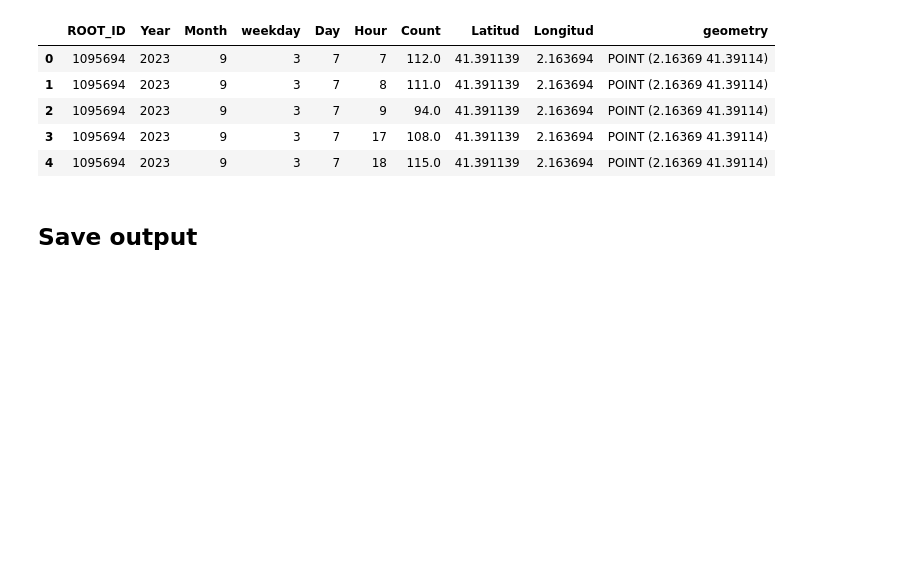
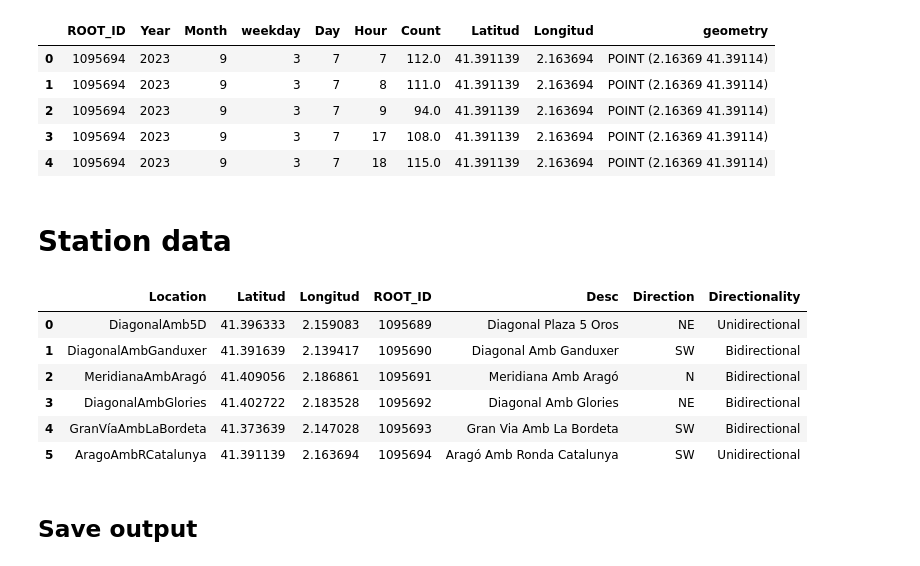
Before and after one commit to cyclingMoritz/250MUM006, a Jupyter notebook: notebooks/001-luca-explore-bacc.ipynb, the cells around one changed output. Drawn from its saved outputs; the diff is of its cells as text; code cells hidden in the pictures; blank space fills up the shorter version.

Commit message:
Generate a file with the information of the BACC stations

```diff
--- a/notebooks/001-luca-explore-bacc.ipynb
+++ b/notebooks/001-luca-explore-bacc.ipynb
@@ -173,6 +196,31 @@ gdf.head()
 | 2 | 1095694 | 2023 | 9 | 3 | 7 | 9 | 94.0 | 41.391139 | 2.163694 | POINT (2.16369 41.39114) |
 | 3 | 1095694 | 2023 | 9 | 3 | 7 | 17 | 108.0 | 41.391139 | 2.163694 | POINT (2.16369 41.39114) |
 | 4 | 1095694 | 2023 | 9 | 3 | 7 | 18 | 115.0 | 41.391139 | 2.163694 | POINT (2.16369 41.39114) |
+# %% [markdown]
+# Station data
+# %%
+stations_details = {
+    1095689: {'Desc': 'Diagonal Plaza 5 Oros', 'Direction': 'NE', 'Directionality': 'Unidirectional'},
+    1095690: {'Desc': 'Diagonal Amb Ganduxer', 'Direction': 'SW', 'Directionality': 'Bidirectional'},
+    1095691: {'Desc': 'Meridiana Amb Aragó', 'Direction': 'N', 'Directionality': 'Bidirectional'},
+    1095692: {'Desc': 'Diagonal Amb Glories', 'Direction': 'NE', 'Directionality': 'Bidirectional'},
+    1095693: {'Desc': 'Gran Via Amb La Bordeta', 'Direction': 'SW', 'Directionality': 'Bidirectional'},
+    1095694: {'Desc': 'Aragó Amb Ronda Catalunya', 'Direction': 'SW', 'Directionality': 'Unidirectional'}
+}
+stations = pd.DataFrame.from_dict(stations_details, orient='index').reset_index()
+#Rename indes to ROOT_ID
+stations.rename(columns={'index': 'ROOT_ID'}, inplace=True)
+
+stations=pd.merge(locations_df,stations, on='ROOT_ID', how='inner')
+stations
+# %% [output]
+|  | Location | Latitud | Longitud | ROOT_ID | Desc | Direction | Directionality |
+| 0 | DiagonalAmb5D | 41.396333 | 2.159083 | 1095689 | Diagonal Plaza 5 Oros | NE | Unidirectional |
+| 1 | DiagonalAmbGanduxer | 41.391639 | 2.139417 | 1095690 | Diagonal Amb Ganduxer | SW | Bidirectional |
+| 2 | MeridianaAmbAragó | 41.409056 | 2.186861 | 1095691 | Meridiana Amb Aragó | N | Bidirectional |
+| 3 | DiagonalAmbGlories | 41.402722 | 2.183528 | 1095692 | Diagonal Amb Glories | NE | Bidirectional |
+| 4 | GranVíaAmbLaBordeta | 41.373639 | 2.147028 | 1095693 | Gran Via Amb La Bordeta | SW | Bidirectional |
+| 5 | AragoAmbRCatalunya | 41.391139 | 2.163694 | 1095694 | Aragó Amb Ronda Catalunya | SW | Unidirectional |
 # %% [markdown]
 ## Save output
 # %%
```
Also changed, not shown: parts of 3 cells of this notebook.
